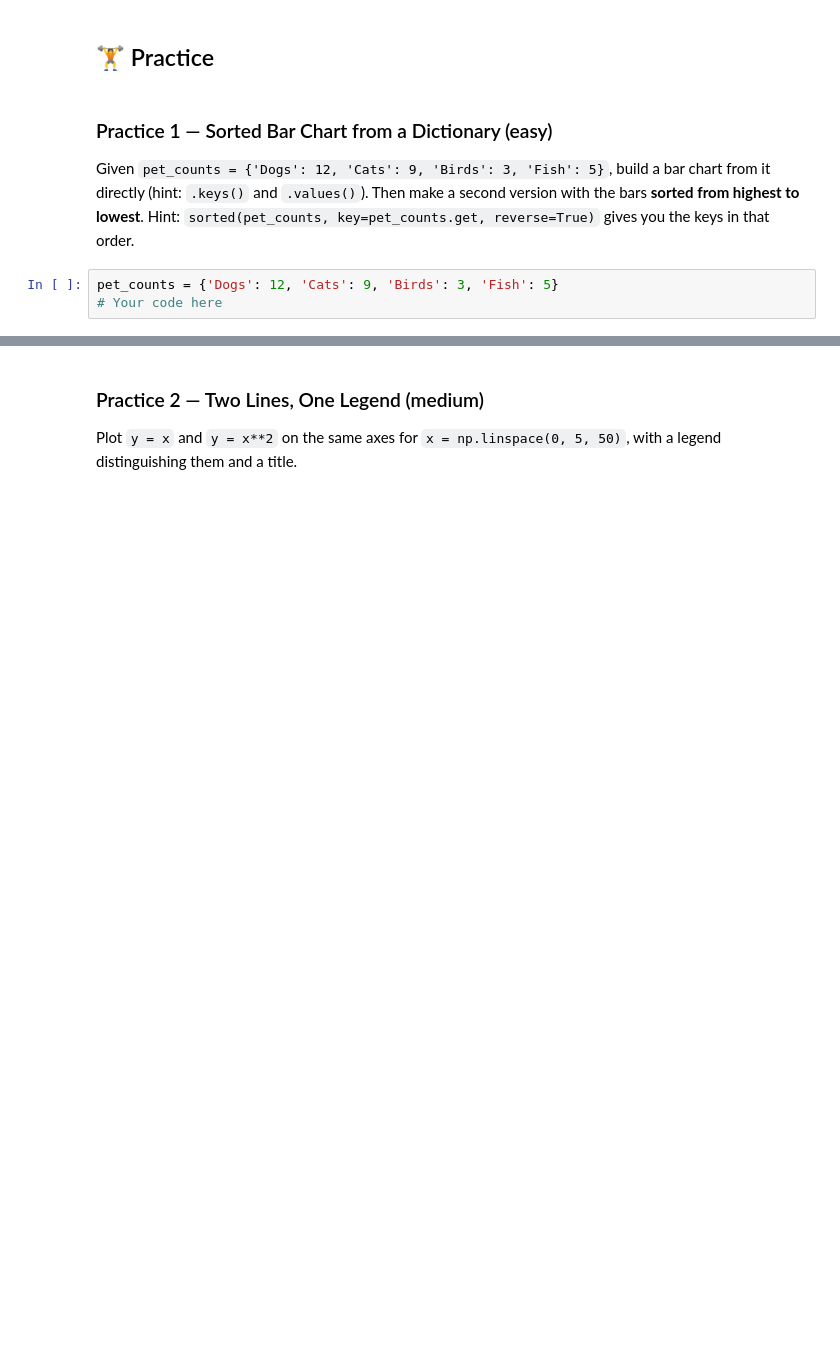
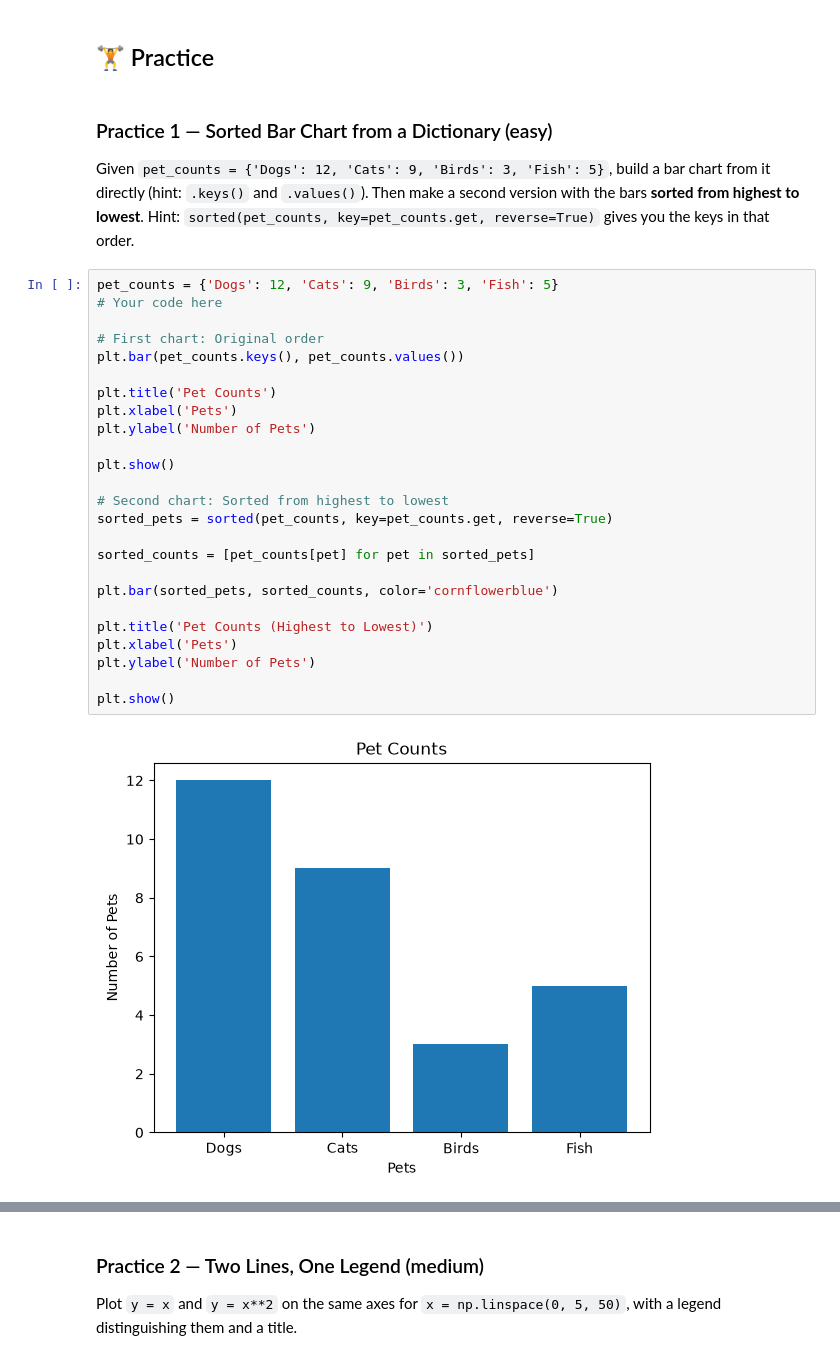
Before and after one commit to vicky04edx/3603-data-science-Heredia, a Jupyter notebook: Work/05-Foundations/07-plotting_basics.ipynb, the cells around one changed output, grey strips where cells are left out. Saved outputs shown, nothing was run; the diff lists cells and outputs as text; blank space fills up the shorter version.

```diff
--- a/Work/05-Foundations/07-plotting_basics.ipynb
+++ b/Work/05-Foundations/07-plotting_basics.ipynb
@@ -732,3 +748,27 @@ Given `pet_counts = {'Dogs': 12, 'Cats': 9, 'Birds': 3, 'Fish': 5}`, build a bar
 # %%
 pet_counts = {'Dogs': 12, 'Cats': 9, 'Birds': 3, 'Fish': 5}
 # Your code here
+
+# First chart: Original order
+plt.bar(pet_counts.keys(), pet_counts.values())
+
+plt.title('Pet Counts')
+plt.xlabel('Pets')
+plt.ylabel('Number of Pets')
+
+plt.show()
+
+# Second chart: Sorted from highest to lowest
+sorted_pets = sorted(pet_counts, key=pet_counts.get, reverse=True)
+
+sorted_counts = [pet_counts[pet] for pet in sorted_pets]
+
+plt.bar(sorted_pets, sorted_counts, color='cornflowerblue')
+
+plt.title('Pet Counts (Highest to Lowest)')
+plt.xlabel('Pets')
+plt.ylabel('Number of Pets')
+
+plt.show()
+# %% [output]
+[figure, added]
```
Also changed, not shown: parts of 11 cells of this notebook, 2 other files.
